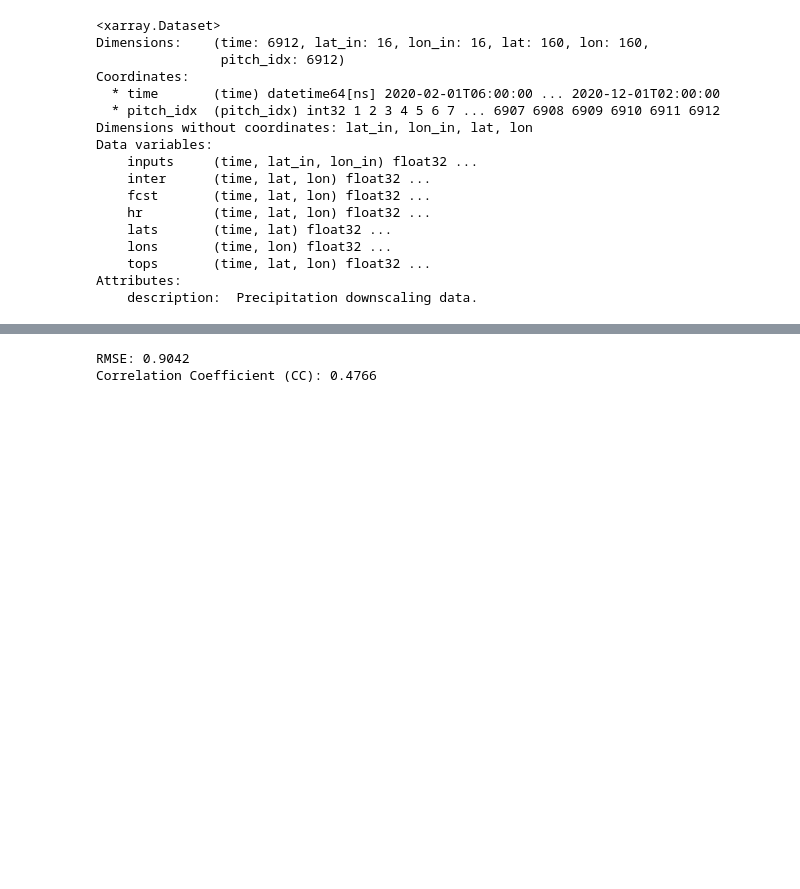
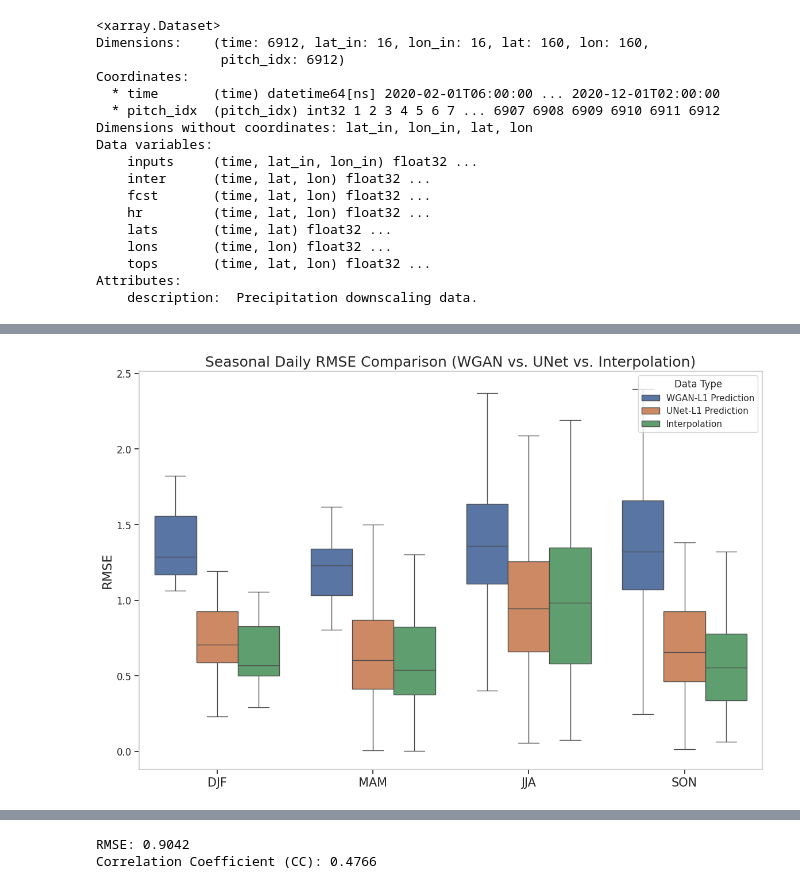
Before and after one commit to masak1112/precipitation_downscaling, a Jupyter notebook: precipitation_downscaling-bing_issue09_bias_correction/RMSE_AND_CC.ipynb, the cells around one changed output, grey strips where cells are left out. Cells and saved outputs as stored; diff of their text form; code cells hidden in the pictures; blank space fills up the shorter version.

```diff
--- a/precipitation_downscaling-bing_issue09_bias_correction/RMSE_AND_CC.ipynb
+++ b/precipitation_downscaling-bing_issue09_bias_correction/RMSE_AND_CC.ipynb
@@ -101,0 +115,94 @@ plt.show()
+# %%
+import xarray as xr
+import numpy as np
+import pandas as pd
+import matplotlib.pyplot as plt
+import seaborn as sns
+
+# 计算按天 RMSE 函数
+def calculate_daily_rmse(pred, obs):
+    daily_rmse = []
+    pred_grouped = pred.groupby('time.date')
+    obs_grouped = obs.groupby('time.date')
+
+    for day in pred_grouped.groups:
+        pred_data = pred_grouped[day].values.reshape(-1)
+        obs_data = obs_grouped[day].values.reshape(-1)
+
+        # 避免无效数据
+        if np.all(np.isnan(pred_data)) or np.all(np.isnan(obs_data)):
+            continue
+
+        rmse = np.sqrt(np.mean((pred_data - obs_data) ** 2))
+        daily_rmse.append({'date': day, 'rmse': rmse})
+
+    return pd.DataFrame(daily_rmse)
+
+# 加载 WGAN-L1 数据集
+ds_wgan = xr.open_dataset("/cpfs01/projects-HDD/cfff-4a8d9af84f66_HDD/public/ShiXiSheng/yzy/yzy_results/ex31_7_onestepwgan_cri5_1000_0_l1_aheadtop_10_180epoch_addprecipnorm/prcp_downs_wgan_year_2020.nc")
+fcst_wgan = ds_wgan['fcst']
+hr_wgan = ds_wgan['hr']
+inter = ds_wgan['inter']  # 插值结果（与 UNet 相同）
+
+# 加载 UNet-L1 数据集
+ds_unet = xr.open_dataset("/cpfs01/projects-HDD/cfff-4a8d9af84f66_HDD/public/ShiXiSheng/yzy/yzy_results/ex7_13_onestep_l1_nofc_aheadtop_10_addprecipnorm/prcp_downs_unet_year_2020.nc")
+fcst_unet = ds_unet['fcst']
+hr_unet = ds_unet['hr']
+
+# 计算 RMSE
+df_fcst_wgan = calculate_daily_rmse(fcst_wgan, hr_wgan)
+df_fcst_unet = calculate_daily_rmse(fcst_unet, hr_unet)
+df_inter = calculate_daily_rmse(inter, hr_wgan)  # 使用 wgan 的 hr 进行对比
+
+# 添加模型类型和来源
+df_fcst_wgan['Type'] = 'WGAN-L1 Prediction'
+df_fcst_unet['Type'] = 'UNet-L1 Prediction'
+df_inter['Type'] = 'Interpolation'
+
+# 合并数据
+df = pd.concat([df_fcst_wgan, df_fcst_unet, df_inter])
+
+# 转换日期格式
+df['date'] = pd.to_datetime(df['date'])
+df['month'] = df['date'].dt.month
+
+# 季节映射
+def get_season(month):
+    if month in [12, 1, 2]:
+        return 'DJF'  # 冬季
+    elif month in [3, 4, 5]:
+        return 'MAM'  # 春季
+    elif month in [6, 7, 8]:
+        return 'JJA'  # 夏季
+    else:
+        return 'SON'  # 秋季
+
+df['season'] = df['month'].map(get_season)
+
+# 设置绘图风格
+sns.set(style="whitegrid")
+
+# 绘制箱线图
+plt.figure(figsize=(14, 9))
+sns.boxplot(x='season', y='rmse', hue='Type', data=df,
+            order=['DJF', 'MAM', 'JJA', 'SON'],
+            showfliers=False)  # 不显示离群点
+
+# 美化图表
+plt.rcParams['font.family'] = 'DejaVu Sans'
+plt.title('Seasonal Daily RMSE Comparison (WGAN vs. UNet vs. Interpolation)', fontsize=18)
+plt.xlabel('')
+plt.ylabel('RMSE', fontsize=16)
+
+plt.xticks(fontsize=15)
+plt.yticks(fontsize=12)
+
+# 美化细节
+plt.grid(False)
+plt.tick_params(axis='x', which='both', bottom=True)
+plt.tick_params(axis='y', which='both', left=True)
+
+plt.legend(title='Data Type', loc='upper right')
+plt.show()
+# %% [output]
+[figure, added]
```
Also changed, not shown: parts of 3 cells of this notebook, 10 other files.
